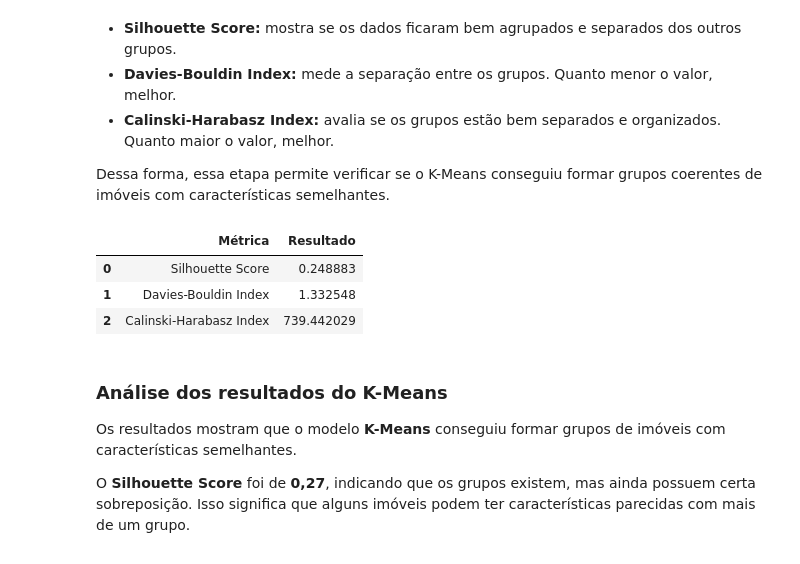
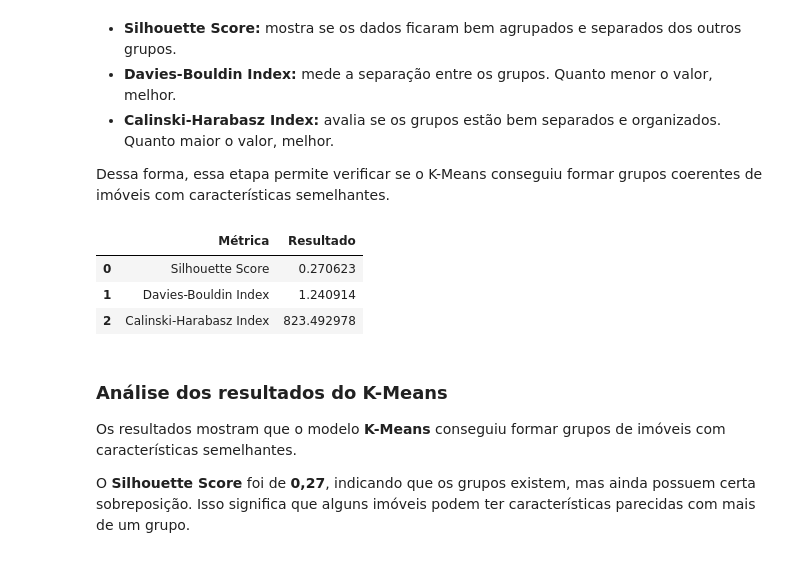
Before and after one commit to Mauro-devs/DataAnalysis, a Jupyter notebook: notebook.ipynb, the cells around one changed output. Drawn from its saved outputs; the diff is of its cells as text; code cells hidden in the pictures.

```diff
--- a/notebook.ipynb
+++ b/notebook.ipynb
@@ -809,26 +809,21 @@ Dessa forma, essa etapa permite verificar se o K-Means conseguiu formar grupos c
 # %%
 from sklearn.metrics import silhouette_score, davies_bouldin_score, calinski_harabasz_score
 
-# Rótulos dos grupos criados pelo K-Means
-rotulos_clusters = kmeans.labels_
+silhouette = silhouette_score(X_pca, labels_clusters)
+davies_bouldin = davies_bouldin_score(X_pca, labels_clusters)
+calinski = calinski_harabasz_score(X_pca, labels_clusters)
 
-# Métricas de avaliação do K-Means
-silhouette = silhouette_score(X_cluster_scaled, rotulos_clusters)
-davies_bouldin = davies_bouldin_score(X_cluster_scaled, rotulos_clusters)
-calinski = calinski_harabasz_score(X_cluster_scaled, rotulos_clusters)
-
-# Tabela com os resultados
 metricas_kmeans = pd.DataFrame({
     "Métrica": ["Silhouette Score", "Davies-Bouldin Index", "Calinski-Harabasz Index"],
     "Resultado": [silhouette, davies_bouldin, calinski]
 })
 
-metricas_kmeans
+display(metricas_kmeans)
 # %% [output]
 |  | Métrica | Resultado |
-| 0 | Silhouette Score | 0.248883 |
-| 1 | Davies-Bouldin Index | 1.332548 |
-| 2 | Calinski-Harabasz Index | 739.442029 |
+| 0 | Silhouette Score | 0.270623 |
+| 1 | Davies-Bouldin Index | 1.240914 |
+| 2 | Calinski-Harabasz Index | 823.492978 |
 # %% [markdown]
 ### Análise dos resultados do K-Means
 
```
Also changed, not shown: parts of 2 cells of this notebook.
